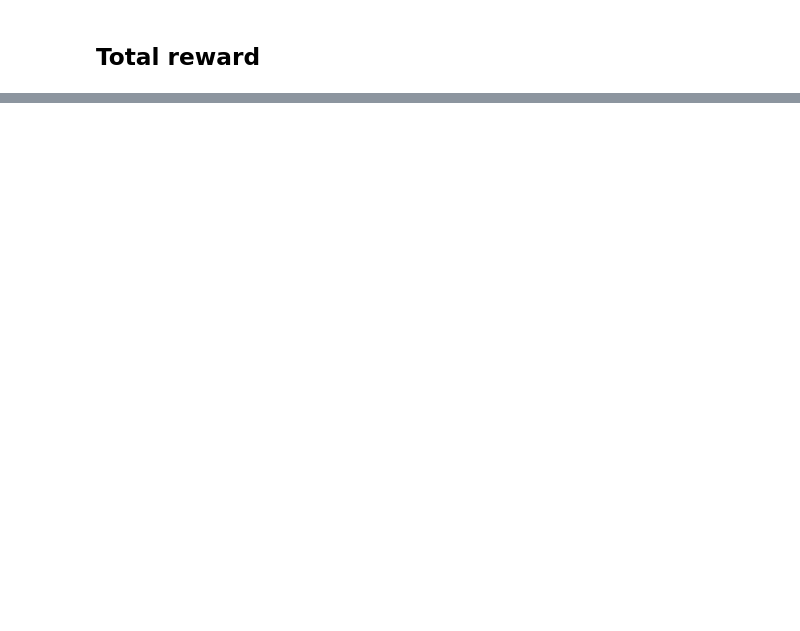
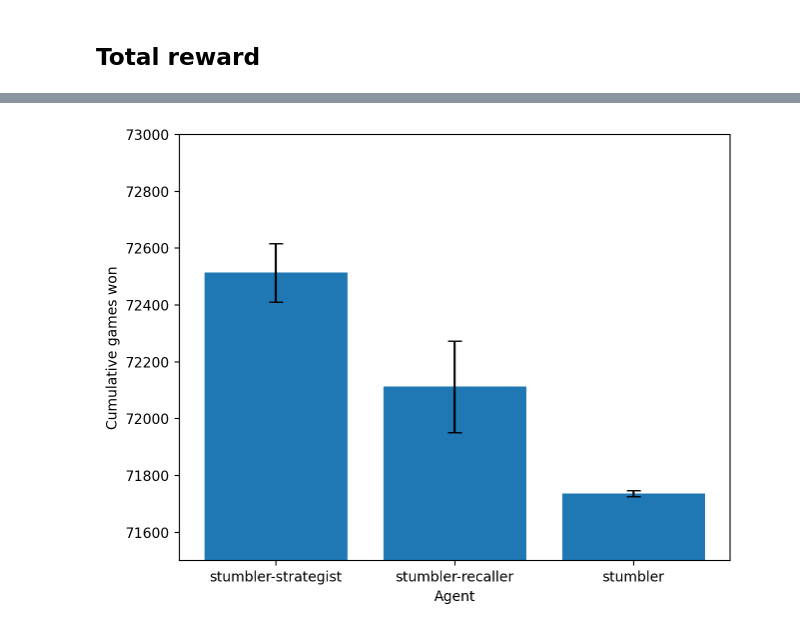
Before and after one commit to CoAxLab/azad-next-move, a Jupyter notebook: notebooks/wythoff_exp13_14.ipynb, the cells around one changed output, grey strips where cells are left out. Cells and saved outputs as stored; diff of their text form; code cells hidden in the pictures; blank space fills up the shorter version.

```diff
--- a/notebooks/wythoff_exp13_14.ipynb
+++ b/notebooks/wythoff_exp13_14.ipynb
@@ -38,7 +38,7 @@ for fi in files:
 path = "/Users/Jack/Desktop/PNC/CoAx/azad-next-move/data/wythoff/exp14/"
 
 exp_14 = []
-runs = range(1, 3)
+runs = range(1, 101)
 for r in runs:
     files = sorted(glob(os.path.join(path,
         "run_{}_episode*_stumbler*.csv".format(int(r)))))
@@ -321,0 +354,13 @@ _ = plt.xticks(range(3), labels = ["stumbler-strategist", "stumbler-recaller", "
+# %%
+plt.figure()
+
+plt.bar(range(3), [exp_14_avg[-1], exp_14_replay_avg[-1], exp_13_avg[-1]],
+             yerr=[exp_14_SE[-1],  exp_14_replay_SE[-1],  exp_13_SE[-1] ], capsize=5)
+
+_ = plt.tight_layout()
+_ = plt.ylim(71500, 73000)
+_ = plt.xlabel("Agent")
+_ = plt.ylabel("Cumulative games won")
+_ = plt.xticks(range(3), labels = ["stumbler-strategist", "stumbler-recaller", "stumbler"])
+# %% [output]
+[figure, added]
```
Also changed, not shown: parts of 23 cells of this notebook, 2 other files.
